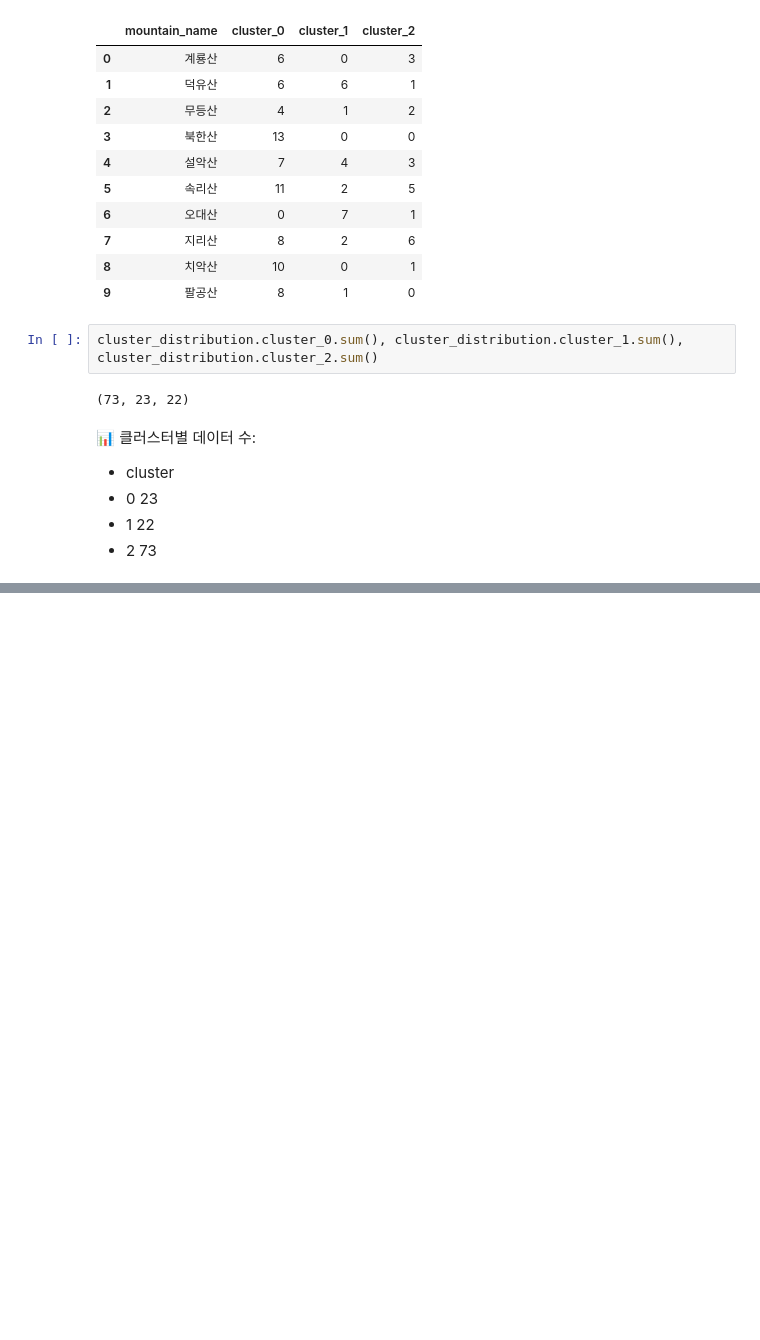
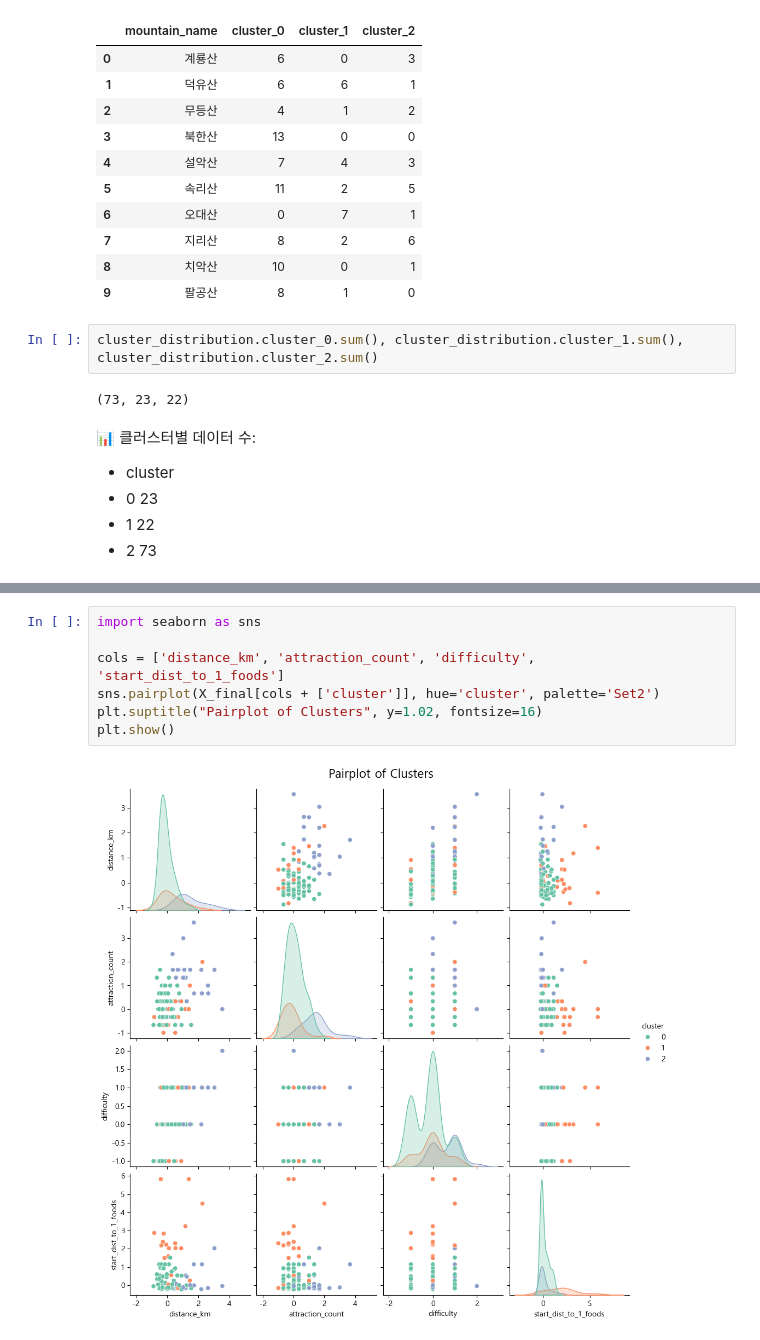
Before and after one commit to saeraniren/japchodan_contest, a Jupyter notebook: re_clustering.ipynb, the cells around one changed output, grey strips where cells are left out. Saved outputs shown, nothing was run; the diff lists cells and outputs as text; blank space fills up the shorter version.

```diff
--- a/re_clustering.ipynb
+++ b/re_clustering.ipynb
@@ -749,0 +741,9 @@ cluster_distribution
+# %%
+import seaborn as sns
+
+cols = ['distance_km', 'attraction_count', 'difficulty', 'start_dist_to_1_foods']
+sns.pairplot(X_final[cols + ['cluster']], hue='cluster', palette='Set2')
+plt.suptitle("Pairplot of Clusters", y=1.02, fontsize=16)
+plt.show()
+# %% [output]
+[figure, added]
```
Also changed, not shown: parts of 9 cells of this notebook.
